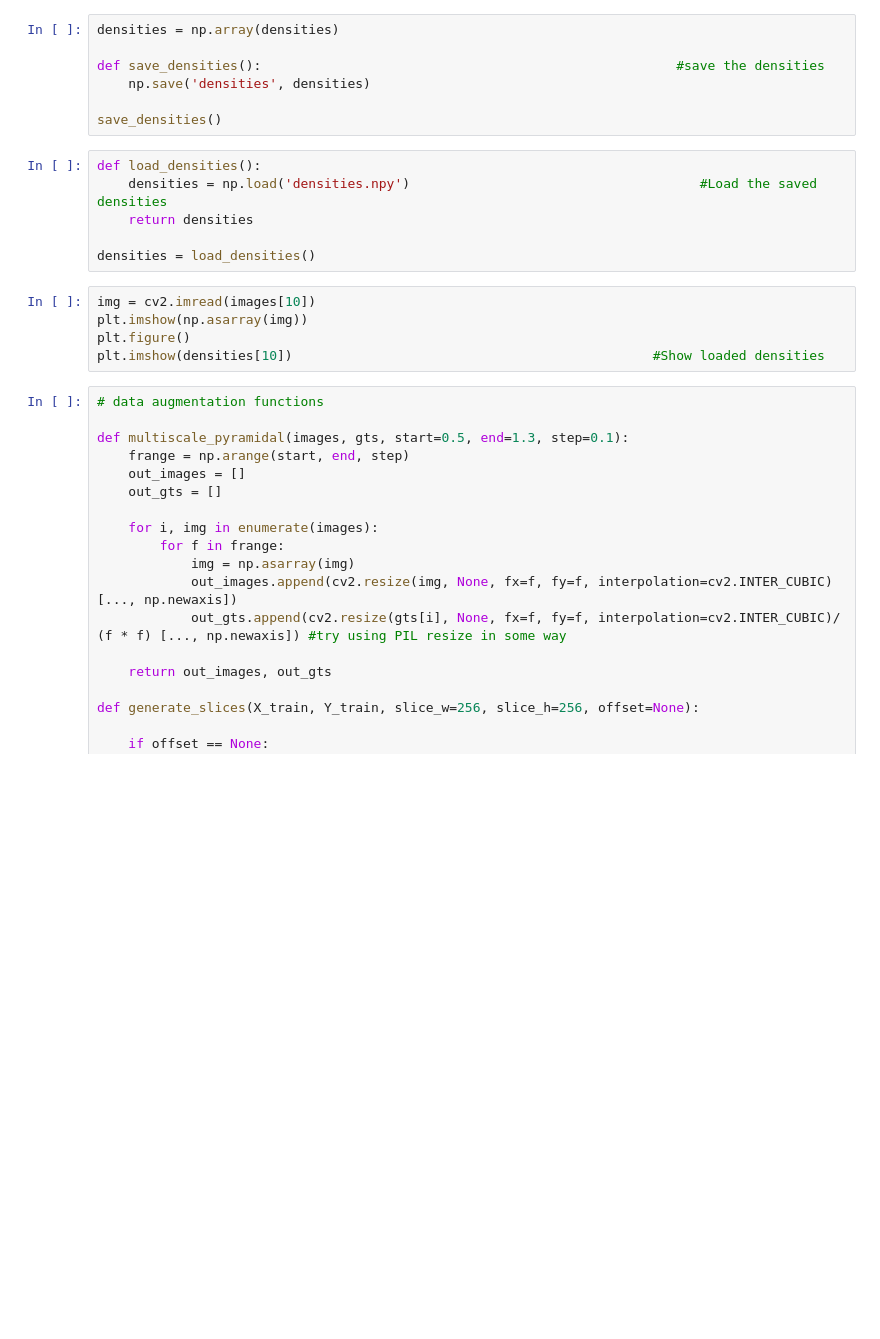
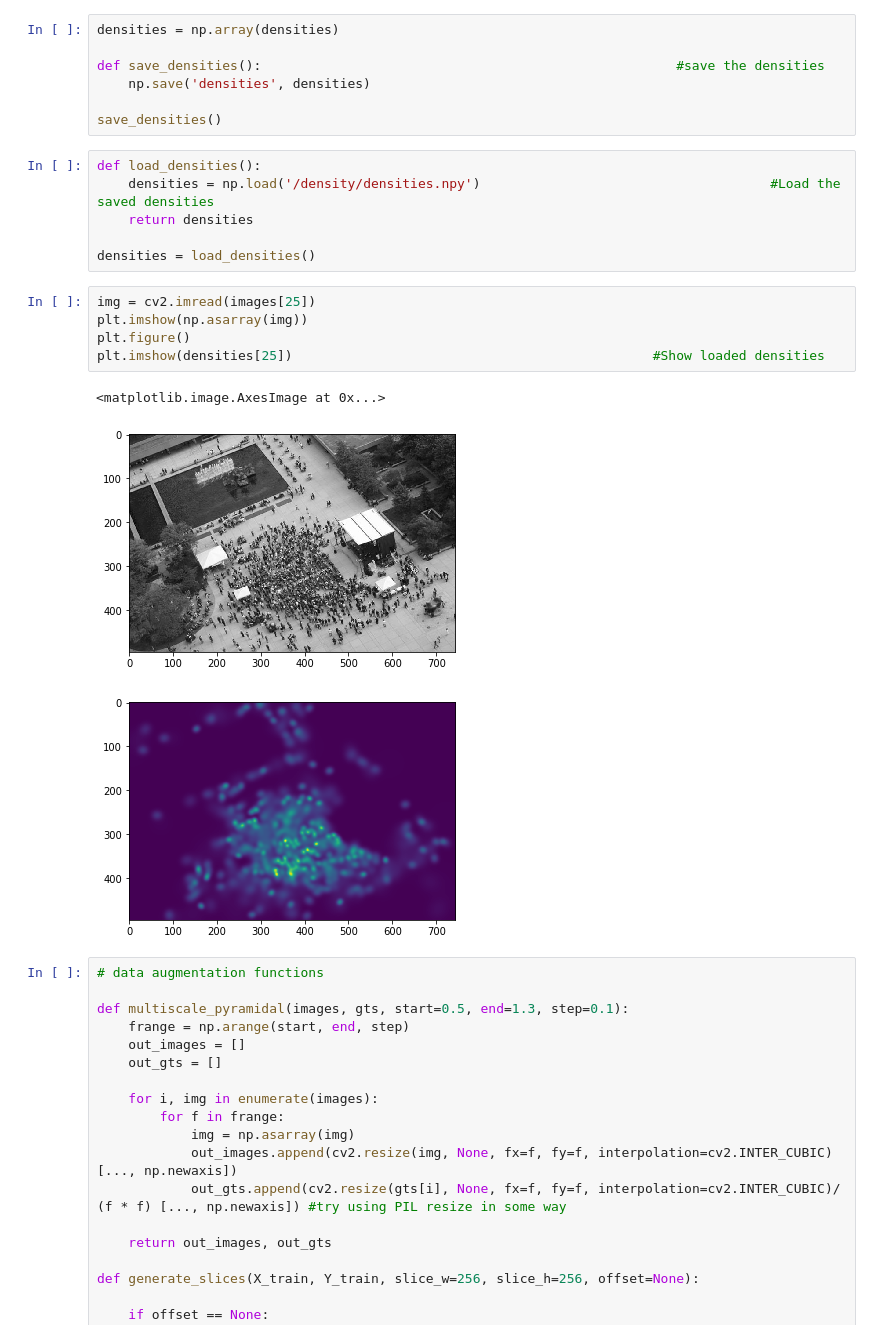
Before and after one commit to prateekm08/crowd-counting-I, a Jupyter notebook: Crowd_Counting.ipynb, the cells around one changed output. Cells and saved outputs as stored; diff of their text form; blank space fills up the shorter version.

```diff
--- a/Crowd_Counting.ipynb
+++ b/Crowd_Counting.ipynb
@@ -102,15 +101,19 @@ def save_densities():                                                     #save
 save_densities()
 # %%
 def load_densities():
-    densities = np.load('densities.npy')                                     #Load the saved densities
+    densities = np.load('/density/densities.npy')                                     #Load the saved densities
     return densities
 
 densities = load_densities()
 # %%
-img = cv2.imread(images[10])
+img = cv2.imread(images[25])
 plt.imshow(np.asarray(img))
 plt.figure()
-plt.imshow(densities[10])                                              #Show loaded densities
+plt.imshow(densities[25])                                              #Show loaded densities
+# %% [output]
+<matplotlib.image.AxesImage at 0x...>
+[figure, added]
+[figure, added]
 # %%
 # data augmentation functions
 
```
Also changed, not shown: parts of 16 cells of this notebook.
